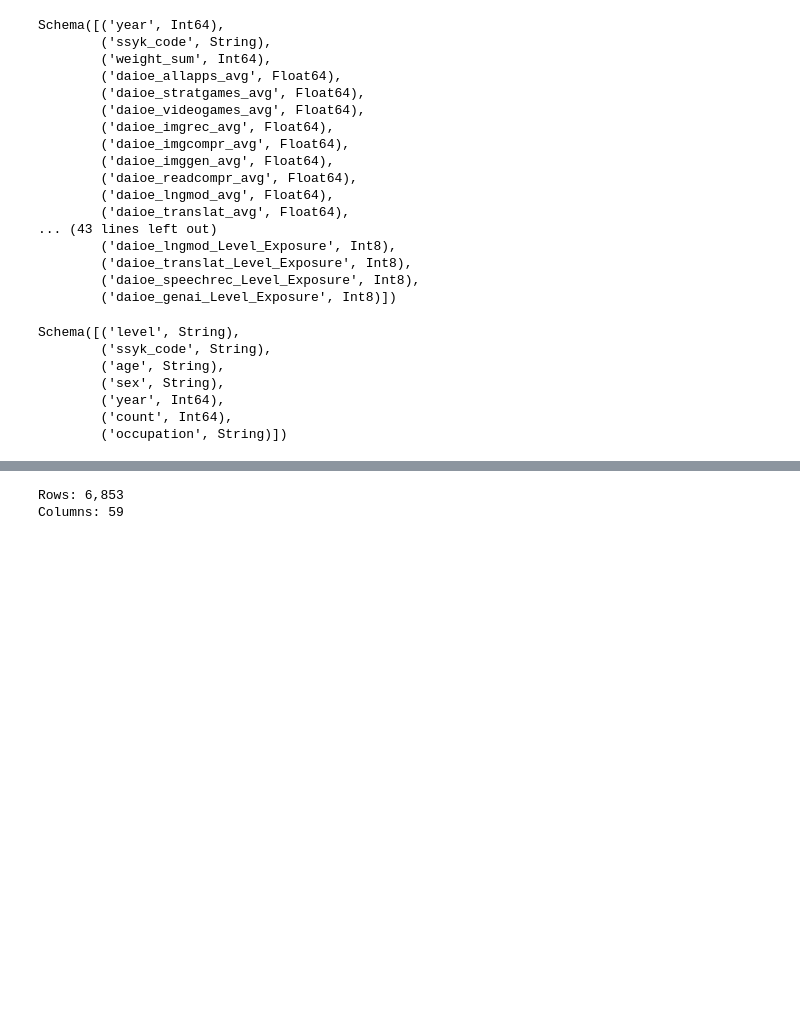
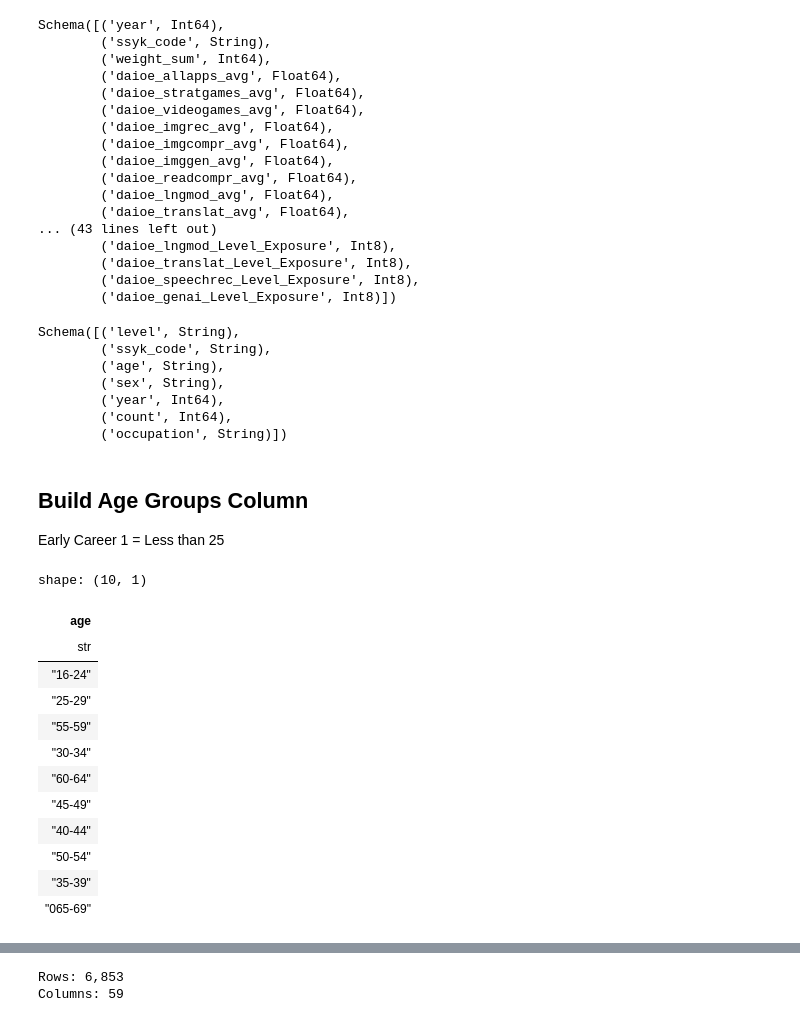
Before and after one commit to joseph-data/AI_Econ_daioe_years, a Jupyter notebook: daioe_ssyk12.ipynb, the cells around one changed output, grey strips where cells are left out. Drawn from its saved outputs; the diff is of its cells as text; code cells hidden in the pictures; blank space fills up the shorter version.

Commit message:
added the age groups

```diff
--- a/daioe_ssyk12.ipynb
+++ b/daioe_ssyk12.ipynb
@@ -579,3 +579,22 @@ Schema([('level', String),
         ('year', Int64),
         ('count', Int64),
         ('occupation', String)])
+# %% [markdown]
+## Build Age Groups Column
+Early Career 1 = Less than 25
+# %%
+scb_lazy_lf.select(pl.col("age").unique()).collect()
+# %% [output]
+shape: (10, 1)
+| age |
+| str |
+| "16-24" |
+| "25-29" |
+| "55-59" |
+| "30-34" |
+| "60-64" |
+| "45-49" |
+| "40-44" |
+| "50-54" |
+| "35-39" |
+| "065-69" |
```
Also changed, not shown: parts of 8 cells of this notebook, 2 other files.
